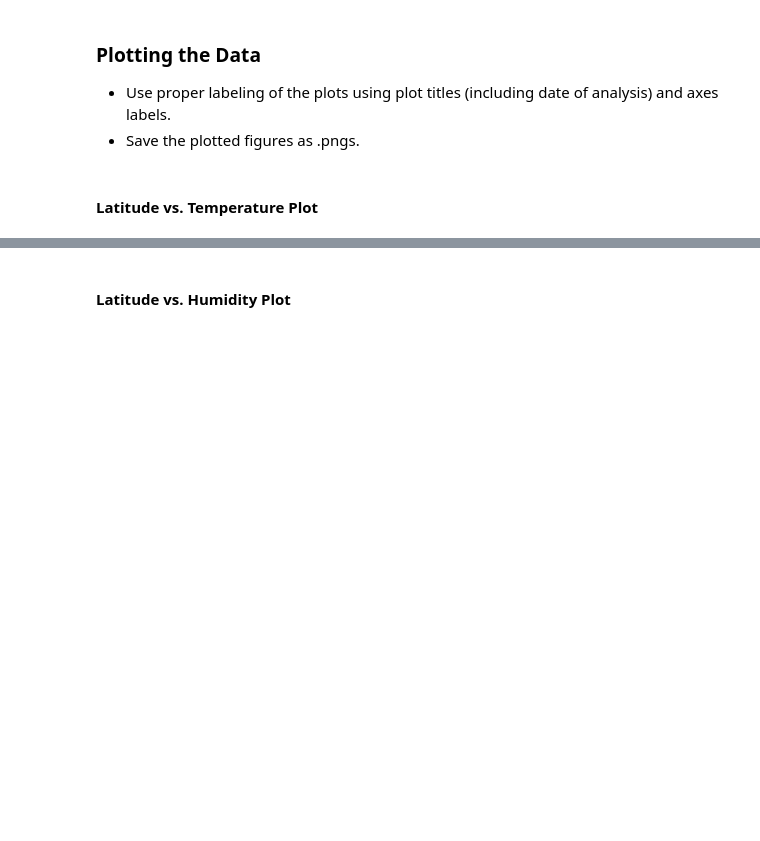
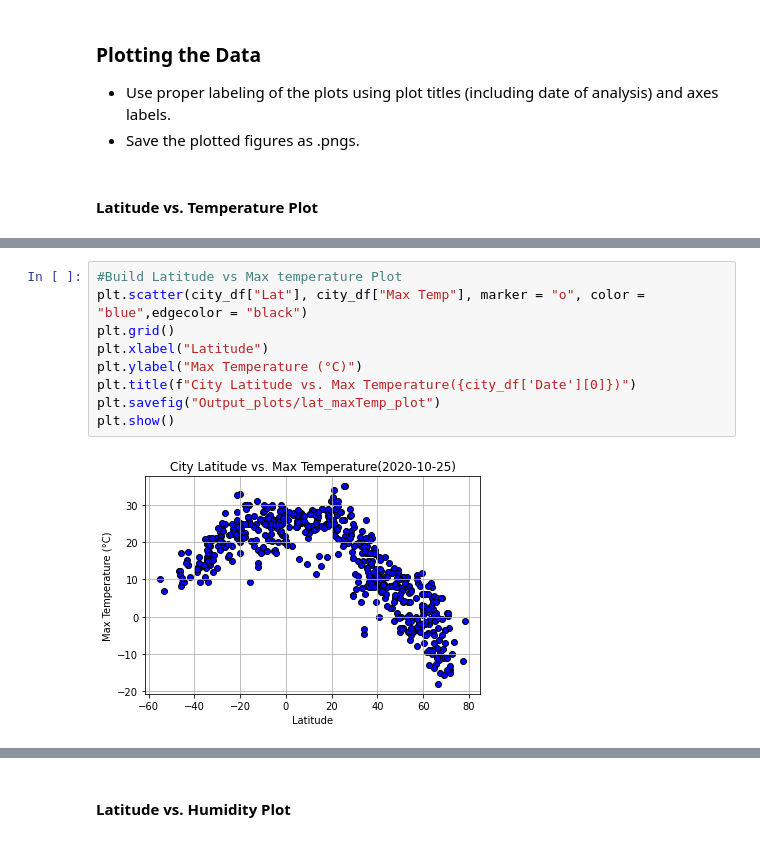
Before and after one commit to samuelceron/python-api-challenge, a Jupyter notebook: WeatherPy.ipynb, the cells around one changed output, grey strips where cells are left out. Cells and saved outputs as stored; diff of their text form; blank space fills up the shorter version.

Commit message:
Lat VS Temperature and Lat VS Humidity plots with conclussions

```diff
--- a/WeatherPy.ipynb
+++ b/WeatherPy.ipynb
@@ -142,0 +158,11 @@ city_df.head()
+# %%
+#Build Latitude vs Max temperature Plot
+plt.scatter(city_df["Lat"], city_df["Max Temp"], marker = "o", color = "blue",edgecolor = "black")
+plt.grid()
+plt.xlabel("Latitude")
+plt.ylabel("Max Temperature (°C)")
+plt.title(f"City Latitude vs. Max Temperature({city_df['Date'][0]})")
+plt.savefig("Output_plots/lat_maxTemp_plot")
+plt.show()
+# %% [output]
+[figure, added]
```
Also changed, not shown: parts of 9 cells of this notebook, 3 other files.
